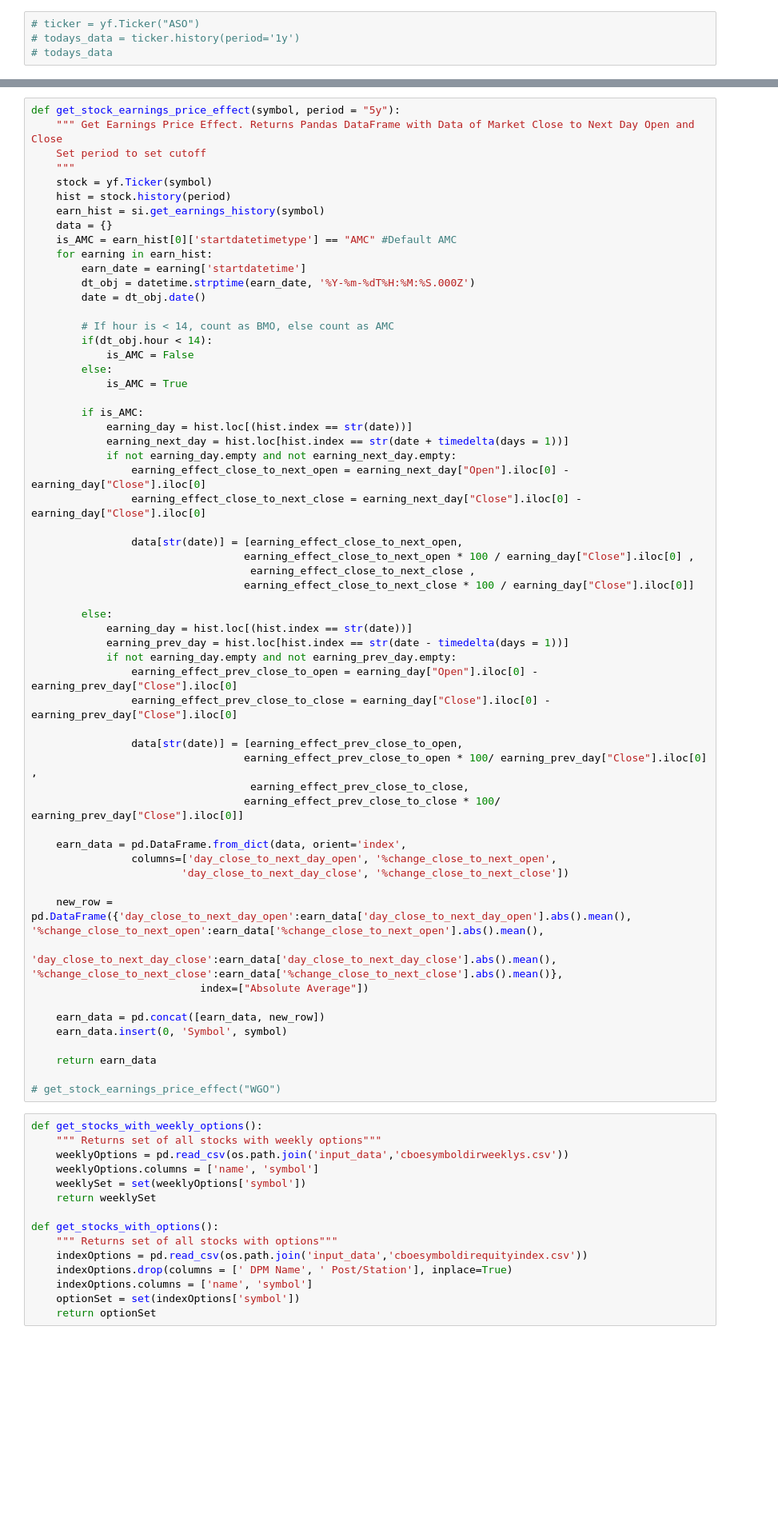
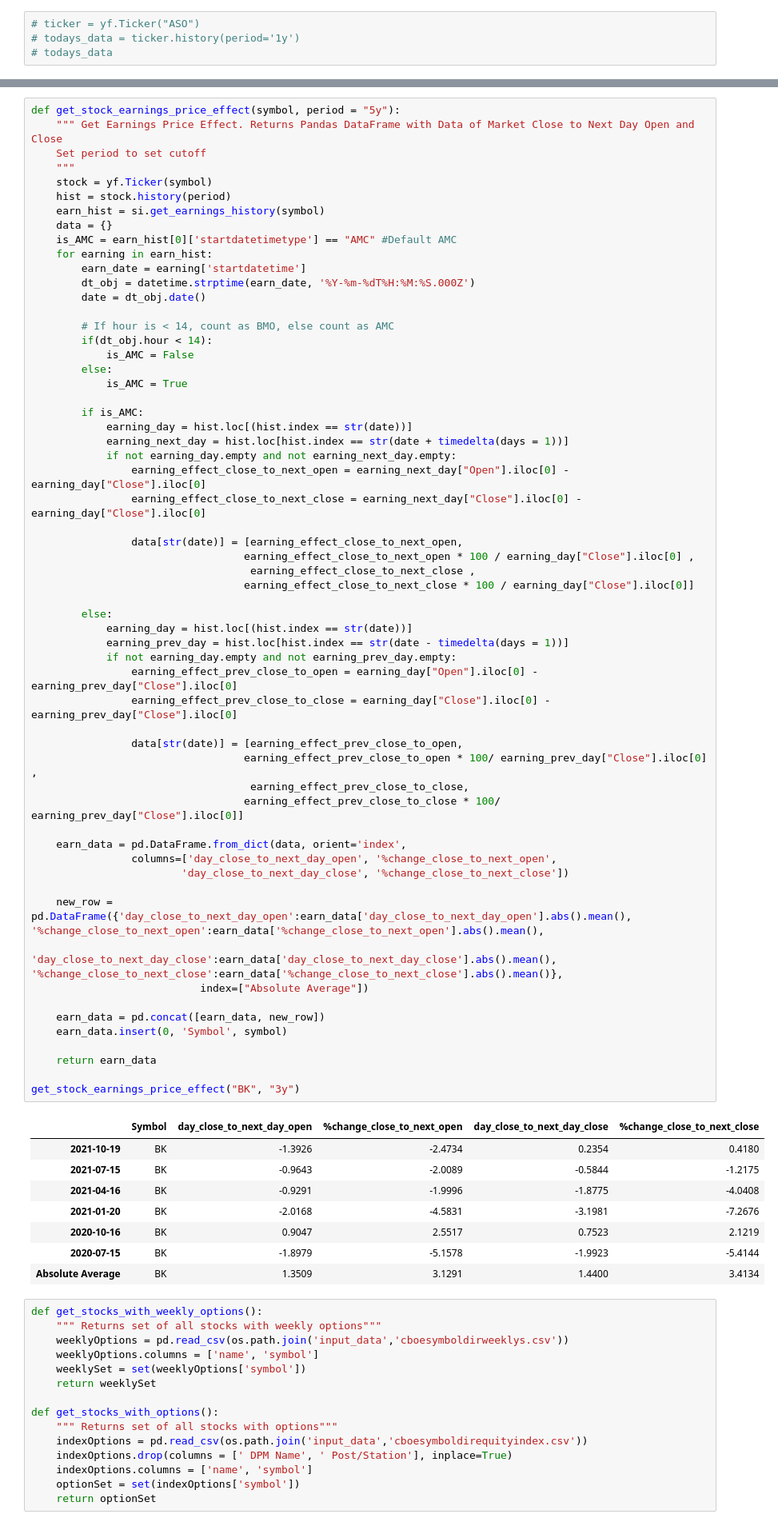
Before and after one commit to woojuyim/earningstrats, a Jupyter notebook: draft.ipynb, the cells around one changed output, grey strips where cells are left out. Shown at 80% size. Drawn from its saved outputs; the diff is of its cells as text; blank space fills up the shorter version.

```diff
--- a/draft.ipynb
+++ b/draft.ipynb
@@ -223,34 +223,43 @@ def get_stock_earnings_price_effect(symbol, period = "5y"):
                 data[str(date)] = [earning_effect_close_to_next_open,
                                   earning_effect_close_to_next_open * 100 / earning_day["Close"].iloc[0] ,
                                    earning_effect_close_to_next_close ,
                                   earning_effect_close_to_next_close * 100 / earning_day["Close"].iloc[0]]
 
         else:
             earning_day = hist.loc[(hist.index == str(date))]
             earning_prev_day = hist.loc[hist.index == str(date - timedelta(days = 1))]
             if not earning_day.empty and not earning_prev_day.empty:
                 earning_effect_prev_close_to_open = earning_day["Open"].iloc[0] -  earning_prev_day["Close"].iloc[0]
                 earning_effect_prev_close_to_close = earning_day["Close"].iloc[0] -  earning_prev_day["Close"].iloc[0]
 
                 data[str(date)] = [earning_effect_prev_close_to_open,
                                   earning_effect_prev_close_to_open * 100/ earning_prev_day["Close"].iloc[0] ,
                                    earning_effect_prev_close_to_close,
                                   earning_effect_prev_close_to_close * 100/ earning_prev_day["Close"].iloc[0]]
 
     earn_data = pd.DataFrame.from_dict(data, orient='index',
                 columns=['day_close_to_next_day_open', '%change_close_to_next_open',
                         'day_close_to_next_day_close', '%change_close_to_next_close'])
 
     new_row = pd.DataFrame({'day_close_to_next_day_open':earn_data['day_close_to_next_day_open'].abs().mean(), '%change_close_to_next_open':earn_data['%change_close_to_next_open'].abs().mean(),
                             'day_close_to_next_day_close':earn_data['day_close_to_next_day_close'].abs().mean(), '%change_close_to_next_close':earn_data['%change_close_to_next_close'].abs().mean()},
                            index=["Absolute Average"])
 
     earn_data = pd.concat([earn_data, new_row])
     earn_data.insert(0, 'Symbol', symbol)
 
     return earn_data
 
-# get_stock_earnings_price_effect("WGO")
+get_stock_earnings_price_effect("BK", "3y")
+# %% [output]
+|  | Symbol | day_close_to_next_day_open | %change_close_to_next_open | day_close_to_next_day_close | %change_close_to_next_close |
+| 2021-10-19 | BK | -1.3926 | -2.4734 | 0.2354 | 0.4180 |
+| 2021-07-15 | BK | -0.9643 | -2.0089 | -0.5844 | -1.2175 |
+| 2021-04-16 | BK | -0.9291 | -1.9996 | -1.8775 | -4.0408 |
+| 2021-01-20 | BK | -2.0168 | -4.5831 | -3.1981 | -7.2676 |
+| 2020-10-16 | BK | 0.9047 | 2.5517 | 0.7523 | 2.1219 |
+| 2020-07-15 | BK | -1.8979 | -5.1578 | -1.9923 | -5.4144 |
+| Absolute Average | BK | 1.3509 | 3.1291 | 1.4400 | 3.4134 |
 # %%
 def get_stocks_with_weekly_options():
     """ Returns set of all stocks with weekly options"""
```
Also changed, not shown: parts of 2 cells of this notebook, 5 other files.
